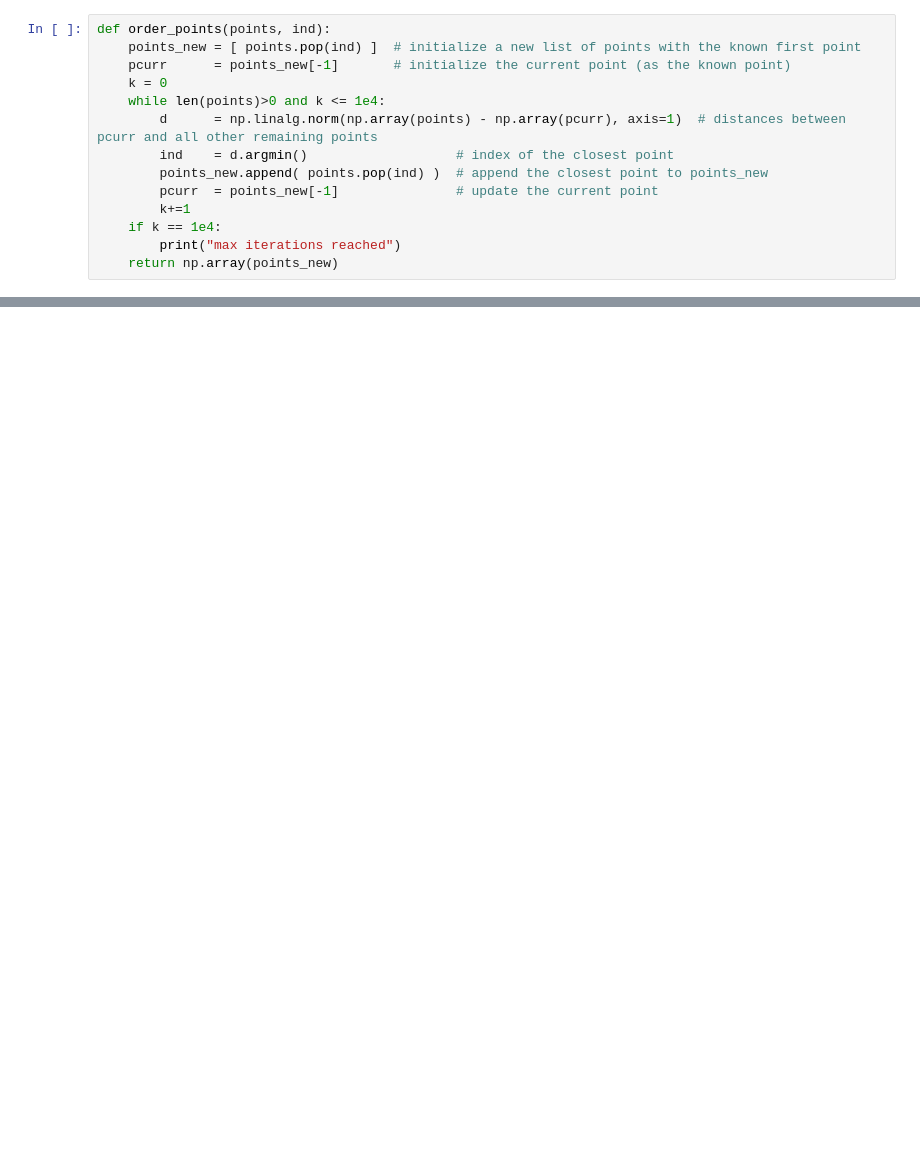
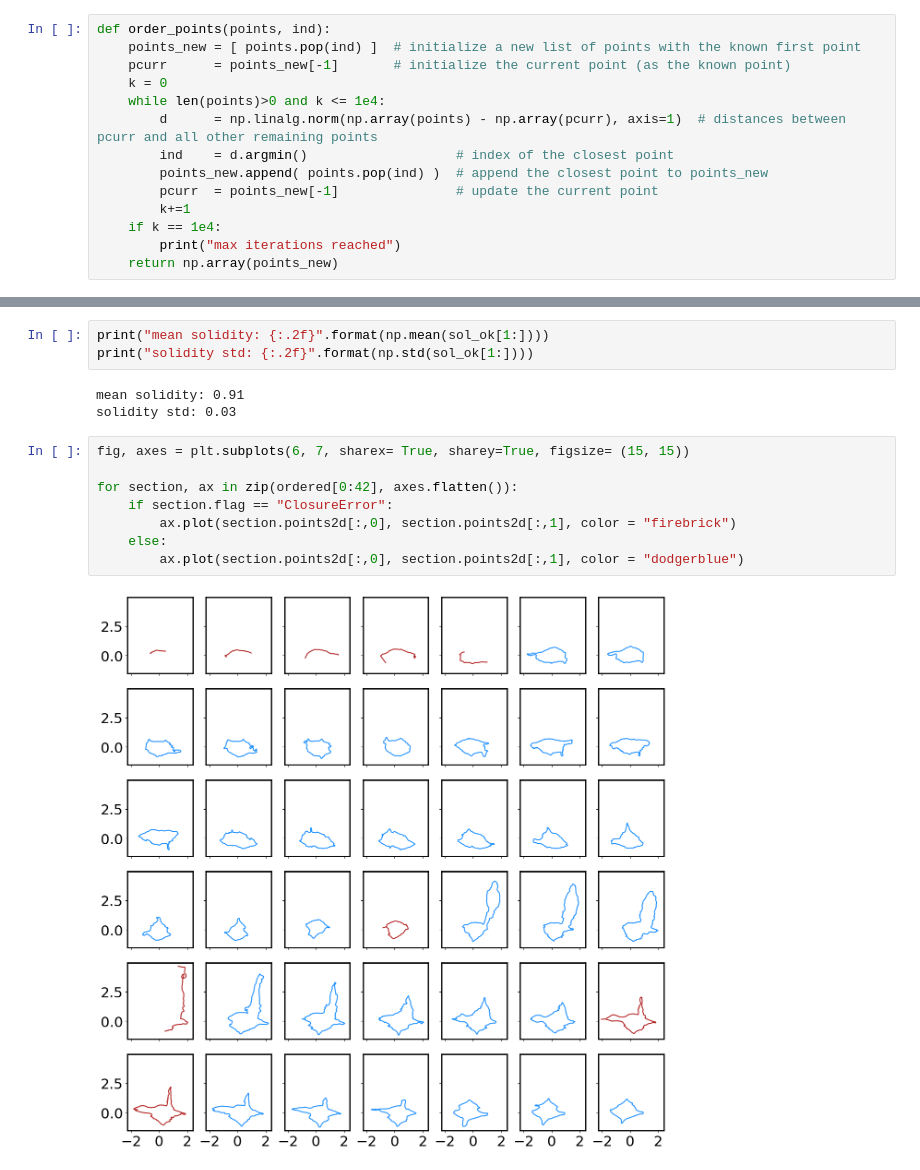
Before and after one commit to ERC-Karst/from_pointcloud_to_mesh, a Jupyter notebook: python/notebooks/07_CalculateGeometricDescriptors.ipynb, the cells around one changed output, grey strips where cells are left out. Saved outputs shown, nothing was run; the diff lists cells and outputs as text; blank space fills up the shorter version.

```diff
--- a/python/notebooks/07_CalculateGeometricDescriptors.ipynb
+++ b/python/notebooks/07_CalculateGeometricDescriptors.ipynb
@@ -95,0 +266,16 @@ Circularity :  0.62
+# %%
+print("mean solidity: {:.2f}".format(np.mean(sol_ok[1:])))
+print("solidity std: {:.2f}".format(np.std(sol_ok[1:])))
+# %% [output]
+mean solidity: 0.91
+solidity std: 0.03
+# %%
+fig, axes = plt.subplots(6, 7, sharex= True, sharey=True, figsize= (15, 15))
+
+for section, ax in zip(ordered[0:42], axes.flatten()):
+    if section.flag == "ClosureError":
+        ax.plot(section.points2d[:,0], section.points2d[:,1], color = "firebrick")
+    else:
+        ax.plot(section.points2d[:,0], section.points2d[:,1], color = "dodgerblue")
+# %% [output]
+[figure, added]
```
Also changed, not shown: parts of 18 cells of this notebook, 8 other files.
